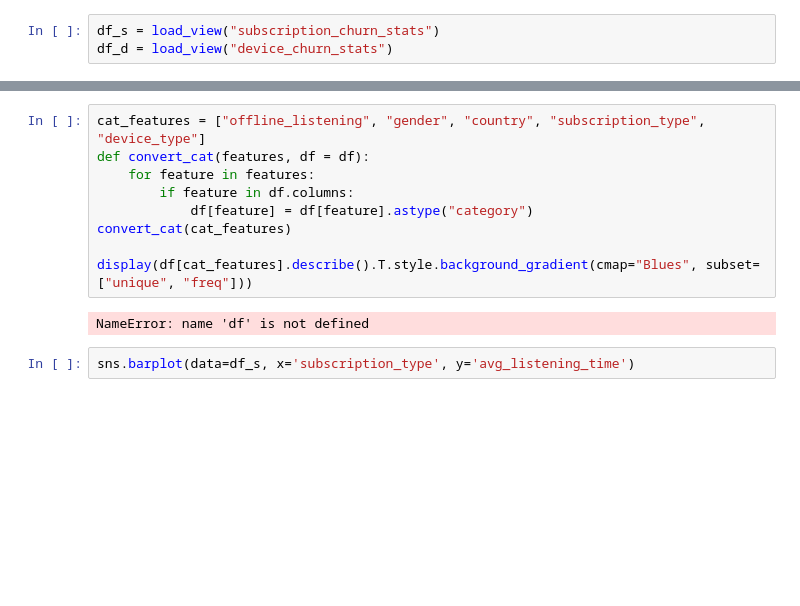
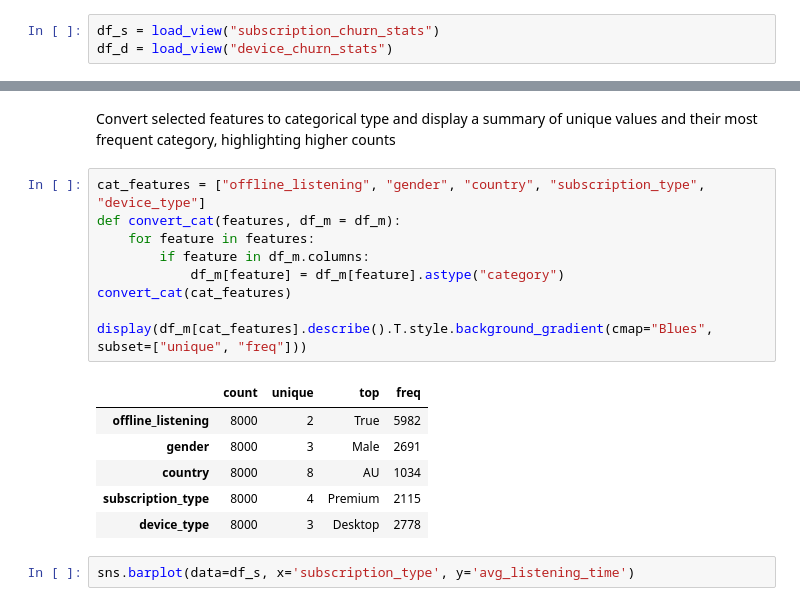
Before and after one commit to mitologistka/spotify-churn-analysis, a Jupyter notebook: notebooks/EDA.ipynb, the cells around one changed output, grey strips where cells are left out. Saved outputs shown, nothing was run; the diff lists cells and outputs as text; blank space fills up the shorter version.

```diff
--- a/notebooks/EDA.ipynb
+++ b/notebooks/EDA.ipynb
@@ -50,14 +70,21 @@ NameError: name 'df_s' is not defined
+# %% [markdown]
+Convert selected features to categorical type and display a summary of unique values and their most frequent category, highlighting higher counts
 # %%
 cat_features = ["offline_listening", "gender", "country", "subscription_type", "device_type"]
-def convert_cat(features, df = df):
+def convert_cat(features, df_m = df_m):
     for feature in features:
-        if feature in df.columns:
-            df[feature] = df[feature].astype("category")
+        if feature in df_m.columns:
+            df_m[feature] = df_m[feature].astype("category")
 convert_cat(cat_features)
 
-display(df[cat_features].describe().T.style.background_gradient(cmap="Blues", subset=["unique", "freq"]))
+display(df_m[cat_features].describe().T.style.background_gradient(cmap="Blues", subset=["unique", "freq"]))
 # %% [output]
-NameError: name 'df' is not defined
+|  | count | unique | top | freq |
+| offline_listening | 8000 | 2 | True | 5982 |
+| gender | 8000 | 3 | Male | 2691 |
+| country | 8000 | 8 | AU | 1034 |
+| subscription_type | 8000 | 4 | Premium | 2115 |
+| device_type | 8000 | 3 | Desktop | 2778 |
 # %%
 sns.barplot(data=df_s, x='subscription_type', y='avg_listening_time')
 # %% [output]
```
Also changed, not shown: parts of 5 cells of this notebook.
